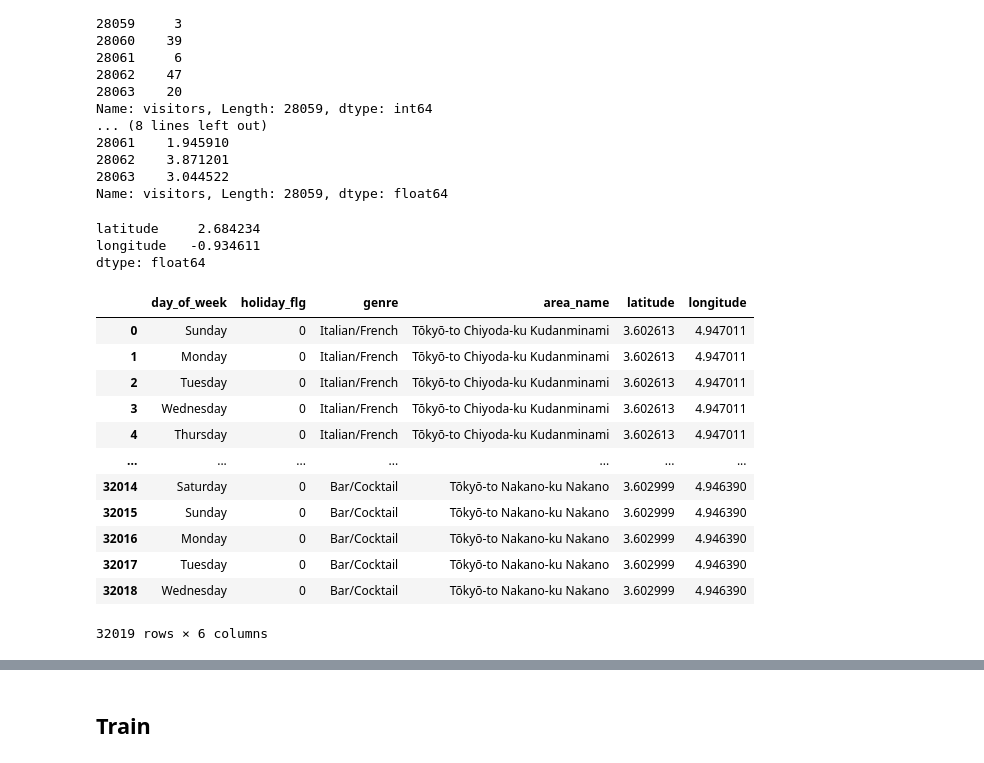
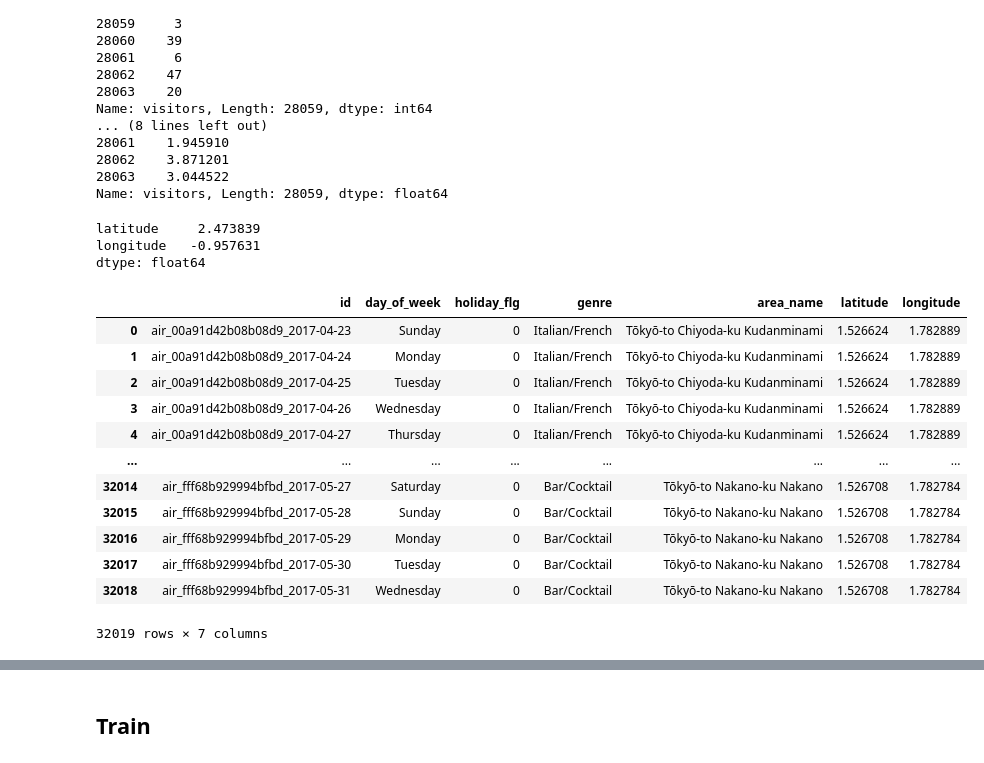
Before and after one commit to dlgur1994/Hackerthon1_Aiffel, a Jupyter notebook: Hyuk/Hackerthon1.ipynb, the cells around one changed output, grey strips where cells are left out. Cells and saved outputs as stored; diff of their text form; code cells hidden in the pictures.

```diff
--- a/Hyuk/Hackerthon1.ipynb
+++ b/Hyuk/Hackerthon1.ipynb
@@ -444,3 +444,11 @@ dtype: float64
 | 28062 | 3.660331 | 4.941442 | Izakaya | Niigata-ken Niigata-shi Teraohigashi | 3.367296 | Saturday | 0 |
 | 28063 | 3.601994 | 4.947319 | Izakaya | Tōkyō-to Kōtō-ku Tomioka | 2.197225 | Thursday | 0 |
 28059 rows × 7 columns
+# %%
+# sample_submission 데이터 전처리
+# sample_submission_df.head()
+temp_df = sample_submission_df.copy()
+temp_df['store_id'] = temp_df['id'].str.slice(start=0, stop=20)
+temp_df['date'] = temp_df['id'].str.slice(start=21, stop=31)
+temp_df = temp_df.drop(['visitors'], axis='columns')
+# temp_df
@@ -447,19 +469,12 @@ dtype: float64
 # %%
-# sample_submission 데이터 전처리
-# sample_submission_df.head()
-temp_df = sample_submission_df.copy()
-temp_df['store_id'] = temp_df['id'].str.slice(start=0, stop=20)
-temp_df['date'] = temp_df['id'].str.slice(start=21, stop=31)
-temp_df = temp_df.drop(['id', 'visitors'], axis='columns')
-
 temp2_df = pd.merge(temp_df, date_info_df, left_on='date', right_on='calendar_date')
 temp2_df = temp2_df.drop(['date', 'calendar_date'], axis='columns')
-# temp2_df
 
 temp3_df = pd.merge(temp2_df, air_store_info_df, left_on='store_id', right_on='air_store_id')
 temp3_df = temp3_df.drop(['air_store_id', 'store_id'], axis='columns')
 temp3_df = temp3_df.rename(columns = {"air_genre_name":"genre", "air_area_name": "area_name"}, inplace = False)
 temp3_df['genre'] = temp3_df['genre'].replace('Asian', 'Other')
 temp3_df['genre'] = temp3_df['genre'].replace('International cuisine', 'Other')
+temp3_df = temp3_df.sort_values(by=['id'], axis=0)
 temp3_df
 # %% [output]
@@ -501,29 +516,30 @@ Name: visitors, Length: 28059, dtype: int64
 Name: visitors, Length: 28059, dtype: float64
 # %%
 # test file 값 정규화
+category_features.append('id')
 non_category_features_index = temp3_df.drop(category_features, axis=1, inplace=False).dtypes.index
 skew_features = temp3_df[non_category_features_index].apply(lambda x : skew(x))
 print(skew_features.sort_values(ascending=False))
 skew_features_need_change = skew_features
 temp3_df[skew_features_need_change.index] = np.log1p(temp3_df[skew_features_need_change.index])
 temp3_df
 # %% [output]
-latitude     2.684234
-longitude   -0.934611
+latitude     2.473839
+longitude   -0.957631
 dtype: float64
-|  | day_of_week | holiday_flg | genre | area_name | latitude | longitude |
-| 0 | Sunday | 0 | Italian/French | Tōkyō-to Chiyoda-ku Kudanminami | 3.602613 | 4.947011 |
-| 1 | Monday | 0 | Italian/French | Tōkyō-to Chiyoda-ku Kudanminami | 3.602613 | 4.947011 |
-| 2 | Tuesday | 0 | Italian/French | Tōkyō-to Chiyoda-ku Kudanminami | 3.602613 | 4.947011 |
-| 3 | Wednesday | 0 | Italian/French | Tōkyō-to Chiyoda-ku Kudanminami | 3.602613 | 4.947011 |
-| 4 | Thursday | 0 | Italian/French | Tōkyō-to Chiyoda-ku Kudanminami | 3.602613 | 4.947011 |
-| ... | ... | ... | ... | ... | ... | ... |
-| 32014 | Saturday | 0 | Bar/Cocktail | Tōkyō-to Nakano-ku Nakano | 3.602999 | 4.946390 |
-| 32015 | Sunday | 0 | Bar/Cocktail | Tōkyō-to Nakano-ku Nakano | 3.602999 | 4.946390 |
-| 32016 | Monday | 0 | Bar/Cocktail | Tōkyō-to Nakano-ku Nakano | 3.602999 | 4.946390 |
-| 32017 | Tuesday | 0 | Bar/Cocktail | Tōkyō-to Nakano-ku Nakano | 3.602999 | 4.946390 |
-| 32018 | Wednesday | 0 | Bar/Cocktail | Tōkyō-to Nakano-ku Nakano | 3.602999 | 4.946390 |
+|  | id | day_of_week | holiday_flg | genre | area_name | latitude | longitude |
+| 0 | air_00a91d42b08b08d9_2017-04-23 | Sunday | 0 | Italian/French | Tōkyō-to Chiyoda-ku Kudanminami | 1.526624 | 1.782889 |
+| 1 | air_00a91d42b08b08d9_2017-04-24 | Monday | 0 | Italian/French | Tōkyō-to Chiyoda-ku Kudanminami | 1.526624 | 1.782889 |
+| 2 | air_00a91d42b08b08d9_2017-04-25 | Tuesday | 0 | Italian/French | Tōkyō-to Chiyoda-ku Kudanminami | 1.526624 | 1.782889 |
+| 3 | air_00a91d42b08b08d9_2017-04-26 | Wednesday | 0 | Italian/French | Tōkyō-to Chiyoda-ku Kudanminami | 1.526624 | 1.782889 |
+| 4 | air_00a91d42b08b08d9_2017-04-27 | Thursday | 0 | Italian/French | Tōkyō-to Chiyoda-ku Kudanminami | 1.526624 | 1.782889 |
+| ... | ... | ... | ... | ... | ... | ... | ... |
+| 32014 | air_fff68b929994bfbd_2017-05-27 | Saturday | 0 | Bar/Cocktail | Tōkyō-to Nakano-ku Nakano | 1.526708 | 1.782784 |
+| 32015 | air_fff68b929994bfbd_2017-05-28 | Sunday | 0 | Bar/Cocktail | Tōkyō-to Nakano-ku Nakano | 1.526708 | 1.782784 |
+| 32016 | air_fff68b929994bfbd_2017-05-29 | Monday | 0 | Bar/Cocktail | Tōkyō-to Nakano-ku Nakano | 1.526708 | 1.782784 |
+| 32017 | air_fff68b929994bfbd_2017-05-30 | Tuesday | 0 | Bar/Cocktail | Tōkyō-to Nakano-ku Nakano | 1.526708 | 1.782784 |
+| 32018 | air_fff68b929994bfbd_2017-05-31 | Wednesday | 0 | Bar/Cocktail | Tōkyō-to Nakano-ku Nakano | 1.526708 | 1.782784 |
-32019 rows × 6 columns
+32019 rows × 7 columns
 # %%
 # X_features와 submission file concat
 frames = [X_features, temp3_df]
```
Also changed, not shown: parts of 10 cells of this notebook.
